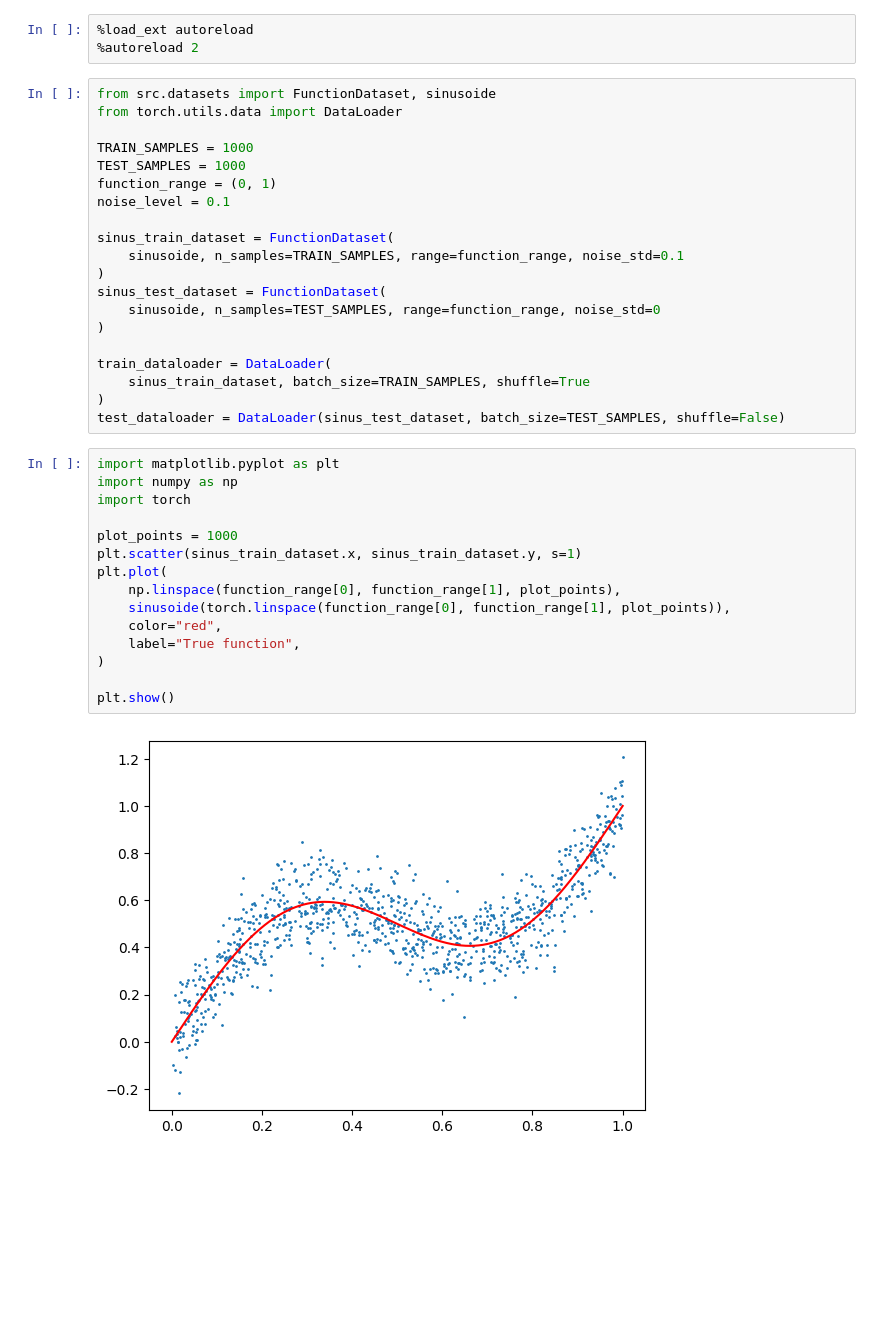
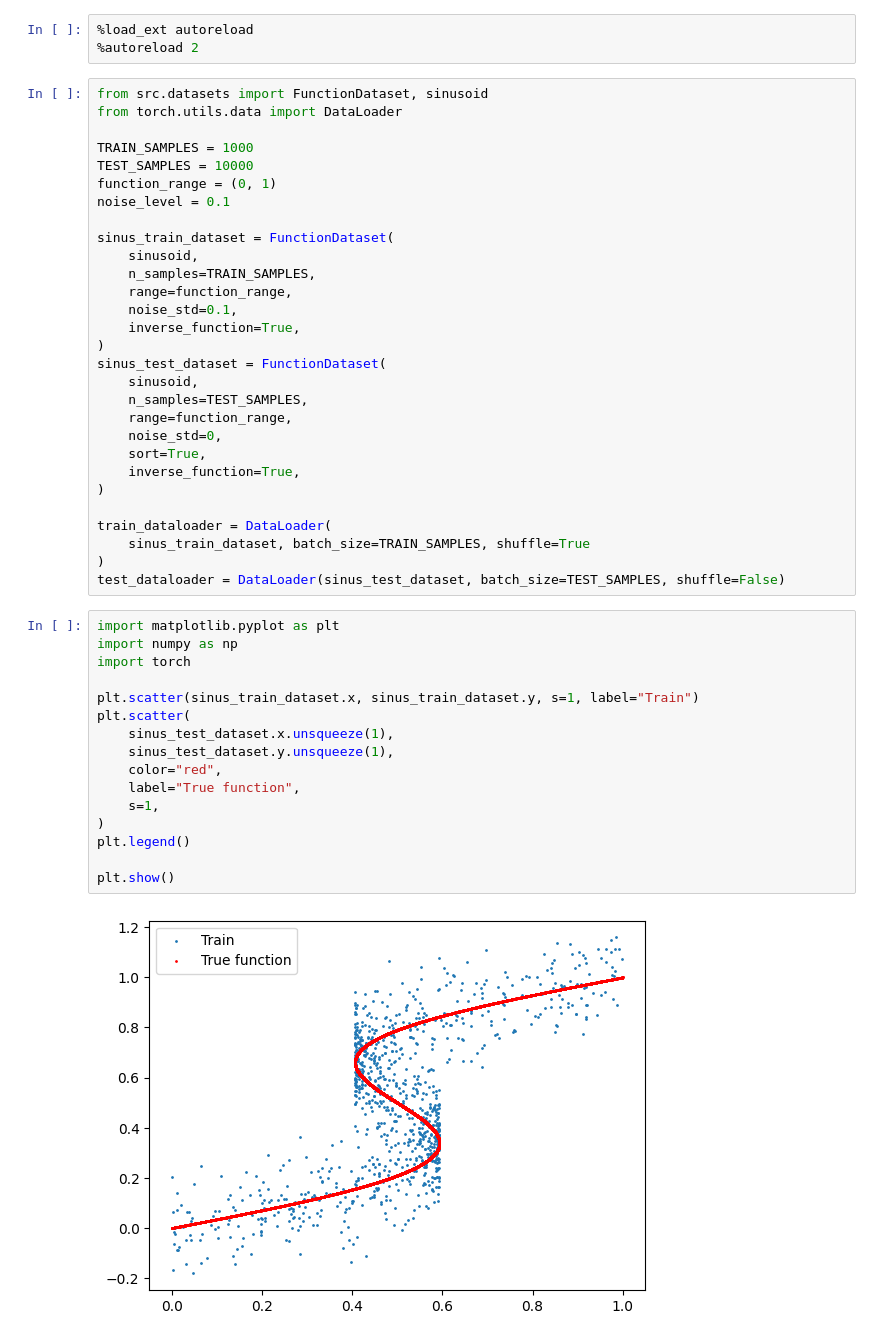
Before and after one commit to clementw168/mixture-density-net, a Jupyter notebook: training.ipynb, the cells around one changed output. Saved outputs shown, nothing was run; the diff lists cells and outputs as text; blank space fills up the shorter version.

```diff
--- a/training.ipynb
+++ b/training.ipynb
@@ -2,19 +2,28 @@
 %load_ext autoreload
 %autoreload 2
 # %%
-from src.datasets import FunctionDataset, sinusoide
+from src.datasets import FunctionDataset, sinusoid
 from torch.utils.data import DataLoader
 
 TRAIN_SAMPLES = 1000
-TEST_SAMPLES = 1000
+TEST_SAMPLES = 10000
 function_range = (0, 1)
 noise_level = 0.1
 
 sinus_train_dataset = FunctionDataset(
-    sinusoide, n_samples=TRAIN_SAMPLES, range=function_range, noise_std=0.1
+    sinusoid,
+    n_samples=TRAIN_SAMPLES,
+    range=function_range,
+    noise_std=0.1,
+    inverse_function=True,
 )
 sinus_test_dataset = FunctionDataset(
-    sinusoide, n_samples=TEST_SAMPLES, range=function_range, noise_std=0
+    sinusoid,
+    n_samples=TEST_SAMPLES,
+    range=function_range,
+    noise_std=0,
+    sort=True,
+    inverse_function=True,
 )
 
 train_dataloader = DataLoader(
@@ -24,19 +33,20 @@ test_dataloader = DataLoader(sinus_test_dataset, batch_size=TEST_SAMPLES, shuffl
 # %%
 import matplotlib.pyplot as plt
 import numpy as np
 import torch
 
-plot_points = 1000
-plt.scatter(sinus_train_dataset.x, sinus_train_dataset.y, s=1)
-plt.plot(
-    np.linspace(function_range[0], function_range[1], plot_points),
-    sinusoide(torch.linspace(function_range[0], function_range[1], plot_points)),
+plt.scatter(sinus_train_dataset.x, sinus_train_dataset.y, s=1, label="Train")
+plt.scatter(
+    sinus_test_dataset.x.unsqueeze(1),
+    sinus_test_dataset.y.unsqueeze(1),
     color="red",
     label="True function",
+    s=1,
 )
+plt.legend()
 
 plt.show()
 # %% [output]
-[figure, old version]
+[figure, new version]
 # %%
 from src.architecture.models import LinearMDN
```
Also changed, not shown: parts of 3 cells of this notebook, 3 other files.
